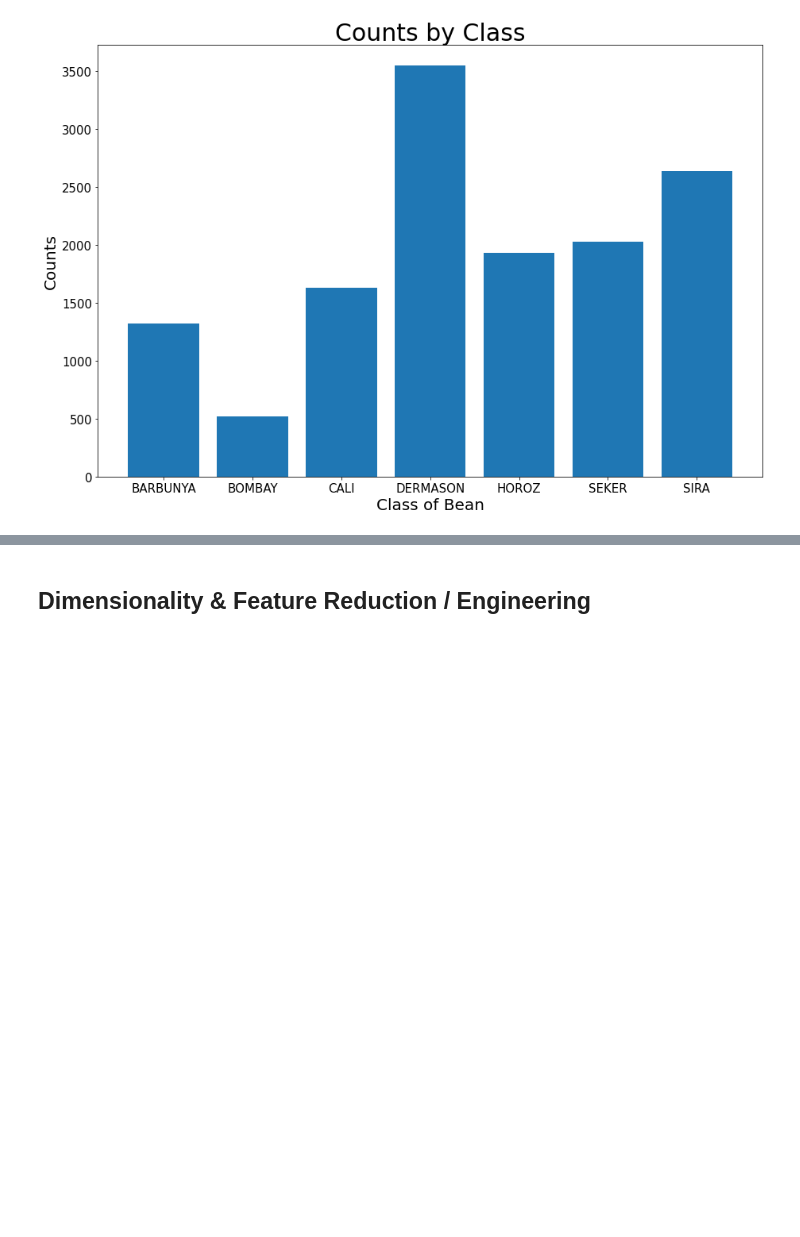
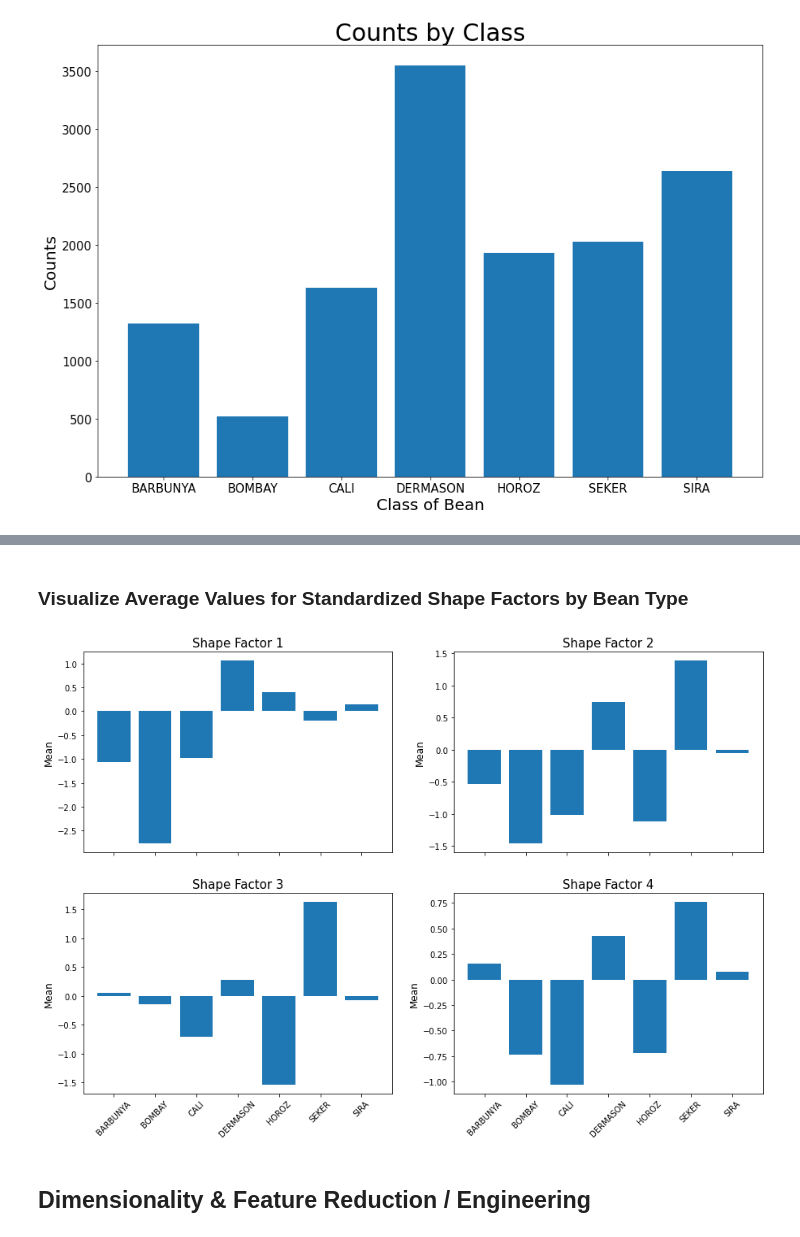
Before and after one commit to ScottBreitbach/DSC550, a Jupyter notebook: FinalProject/M5_draft.ipynb, the cells around one changed output, grey strips where cells are left out. Drawn from its saved outputs; the diff is of its cells as text; code cells hidden in the pictures; blank space fills up the shorter version.

```diff
--- a/FinalProject/M5_draft.ipynb
+++ b/FinalProject/M5_draft.ipynb
@@ -254,0 +289,10 @@ Text(0.5, 1.0, 'Compactness')
+# %%
+# Set up features target set
+X = beanDF[beanDF.columns[:-1]]
+
+# Standardize Features
+scaler = StandardScaler()
+X = scaler.fit_transform(X)
+
+# Reapply standardized features to Data Frame
+beanDF[beanDF.columns[:-1]] = X
@@ -255,3 +418,57 @@ Text(0.5, 1.0, 'Compactness')
+# %% [markdown]
+### Visualize Average Values for Standardized Shape Factors by Bean Type
+# %%
+# Set up figure size
+plt.rcParams['figure.figsize'] = (15, 10)
+
+# Make subplots
+fig, axes = plt.subplots(nrows=2, ncols=2, sharex='col')
+
+# Set font sizes
+title  = 15
+yLabel = 12
+ticks  = 8
+# Set up axes / ticks
+for ax in fig.axes:
+    plt.sca(ax)
+    plt.xticks(rotation=45)
+    plt.ylabel('Mean', fontsize=yLabel)
+
+## PLOT 1 - SHAPE FACTOR 1
+# Group by 'Class'
+X_Axis = beanDF.groupby('Class').aggregate({'ShapeFactor1':'mean'}).reset_index('Class')['Class']
+Y_Axis = beanDF.groupby('Class').aggregate({'ShapeFactor1':'mean'}).reset_index('Class')['ShapeFactor1']
+# Build chart
+axes[0, 0].bar(X_Axis, Y_Axis)
+axes[0, 0].set_title('Shape Factor 1', fontsize=title)
+
+## PLOT 2 - SHAPE FACTOR 2
+# Group by 'Class'
+X_Axis = beanDF.groupby('Class').aggregate({'ShapeFactor2':'mean'}).reset_index('Class')['Class']
+Y_Axis = beanDF.groupby('Class').aggregate({'ShapeFactor2':'mean'}).reset_index('Class')['ShapeFactor2']
+# Build chart
+axes[0, 1].bar(X_Axis, Y_Axis)
+axes[0, 1].set_title('Shape Factor 2', fontsize=title)
+
+## PLOT 4 - SHAPE FACTOR 3
+# Group by 'Class'
+X_Axis = beanDF.groupby('Class').aggregate({'ShapeFactor3':'mean'}).reset_index('Class')['Class']
+Y_Axis = beanDF.groupby('Class').aggregate({'ShapeFactor3':'mean'}).reset_index('Class')['ShapeFactor3']
+# Build chart
+axes[1, 0].bar(X_Axis, Y_Axis)
+axes[1, 0].set_title('Shape Factor 3', fontsize=title)
+
+## PLOT 5 - SHAPE FACTOR 4
+# Group by 'Class'
+X_Axis = beanDF.groupby('Class').aggregate({'ShapeFactor4':'mean'}).reset_index('Class')['Class']
+Y_Axis = beanDF.groupby('Class').aggregate({'ShapeFactor4':'mean'}).reset_index('Class')['ShapeFactor4']
+# Build chart
+axes[1, 1].bar(X_Axis, Y_Axis)
+axes[1, 1].set_title('Shape Factor 4', fontsize=title)
+
+plt.show()
+# %% [output]
+[figure, added]
 # %% [markdown]
 ## Dimensionality & Feature Reduction / Engineering
 # %% [markdown]
```
Also changed, not shown: parts of 15 cells of this notebook, 1 other file.
